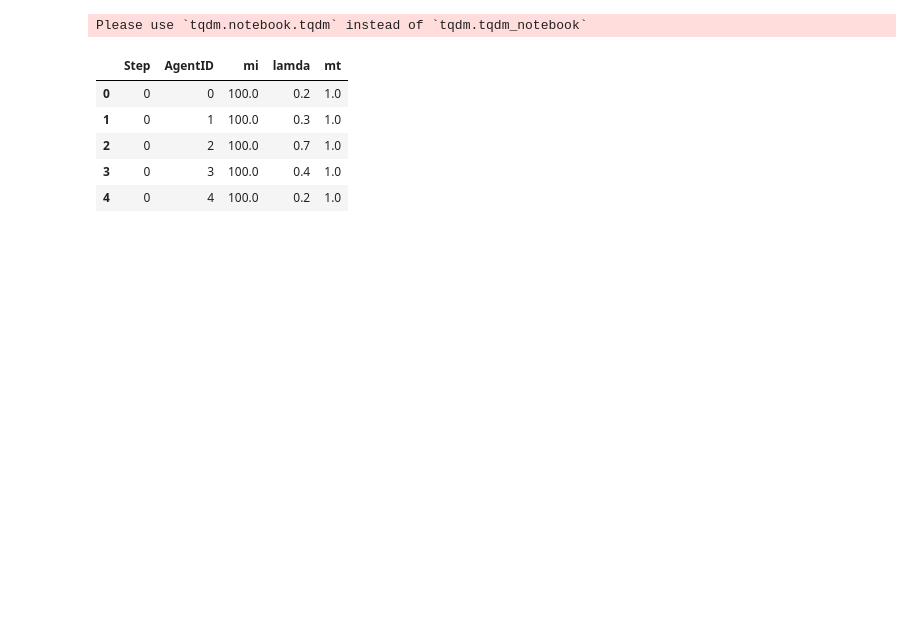
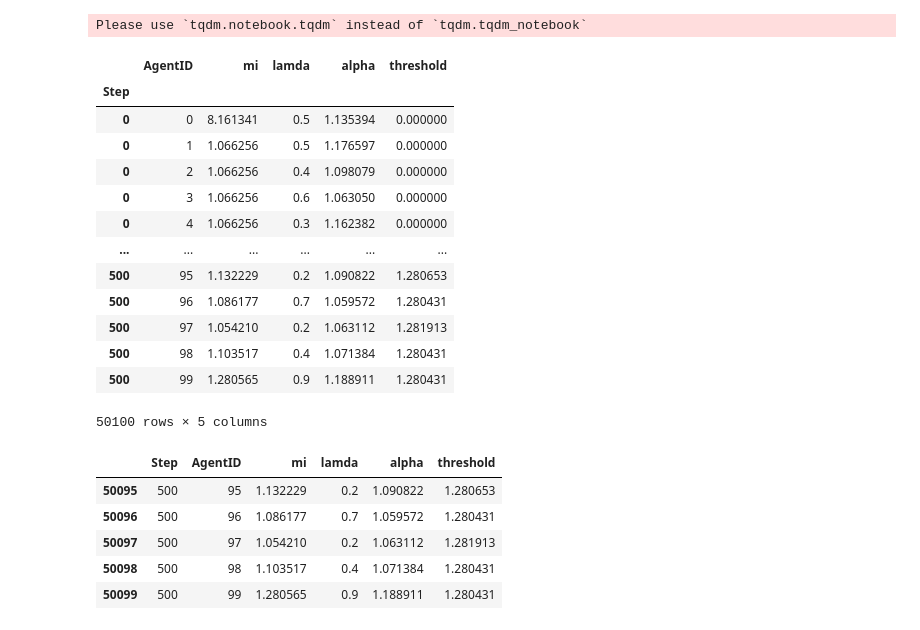
Before and after one commit to namithatresajoppan/GraduationResearchProject, a Jupyter notebook: Heterogenous Agents/AlbertBarabasi.ipynb, the cells around one changed output. Cells and saved outputs as stored; diff of their text form; code cells hidden in the pictures; blank space fills up the shorter version.

```diff
--- a/Heterogenous Agents/AlbertBarabasi.ipynb
+++ b/Heterogenous Agents/AlbertBarabasi.ipynb
@@ -171,4 +195,21 @@ agent_df['mt'] = agent_df.mi/T
 #del agents
 # %% [output]
 Please use `tqdm.notebook.tqdm` instead of `tqdm.tqdm_notebook`
+# %%
+agent_df
+# %% [output]
+|  | AgentID | mi | lamda | alpha | threshold |
+| Step |  |  |  |  |  |
+| 0 | 0 | 8.161341 | 0.5 | 1.135394 | 0.000000 |
+| 0 | 1 | 1.066256 | 0.5 | 1.176597 | 0.000000 |
+| 0 | 2 | 1.066256 | 0.4 | 1.098079 | 0.000000 |
+| 0 | 3 | 1.066256 | 0.6 | 1.063050 | 0.000000 |
+| 0 | 4 | 1.066256 | 0.3 | 1.162382 | 0.000000 |
+| ... | ... | ... | ... | ... | ... |
+| 500 | 95 | 1.132229 | 0.2 | 1.090822 | 1.280653 |
+| 500 | 96 | 1.086177 | 0.7 | 1.059572 | 1.280431 |
+| 500 | 97 | 1.054210 | 0.2 | 1.063112 | 1.281913 |
+| 500 | 98 | 1.103517 | 0.4 | 1.071384 | 1.280431 |
+| 500 | 99 | 1.280565 | 0.9 | 1.188911 | 1.280431 |
+50100 rows × 5 columns
 # %%
@@ -181,14 +222,14 @@ agent_df['mt'] = agent_df.mi/T
 agent_df.to_csv(file +"\Agent.csv")
 # %%
 data = pd.read_csv(file + "\Agent.csv")
-data.head()
+data.tail()
 # %% [output]
-|  | Step | AgentID | mi | lamda | mt |
-| 0 | 0 | 0 | 100.0 | 0.2 | 1.0 |
-| 1 | 0 | 1 | 100.0 | 0.3 | 1.0 |
-| 2 | 0 | 2 | 100.0 | 0.7 | 1.0 |
-| 3 | 0 | 3 | 100.0 | 0.4 | 1.0 |
-| 4 | 0 | 4 | 100.0 | 0.2 | 1.0 |
+|  | Step | AgentID | mi | lamda | alpha | threshold |
+| 50095 | 500 | 95 | 1.132229 | 0.2 | 1.090822 | 1.280653 |
+| 50096 | 500 | 96 | 1.086177 | 0.7 | 1.059572 | 1.280431 |
+| 50097 | 500 | 97 | 1.054210 | 0.2 | 1.063112 | 1.281913 |
+| 50098 | 500 | 98 | 1.103517 | 0.4 | 1.071384 | 1.280431 |
+| 50099 | 500 | 99 | 1.280565 | 0.9 | 1.188911 | 1.280431 |
 # %%
 data['mi'].max()
 # %% [output]
```
Also changed, not shown: parts of 13 cells of this notebook.
